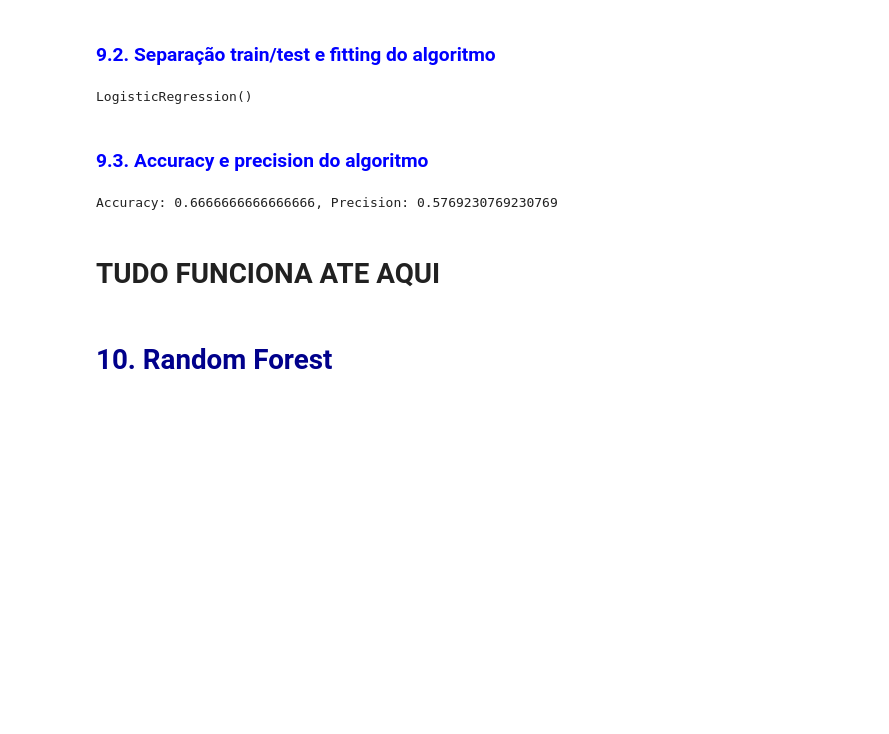
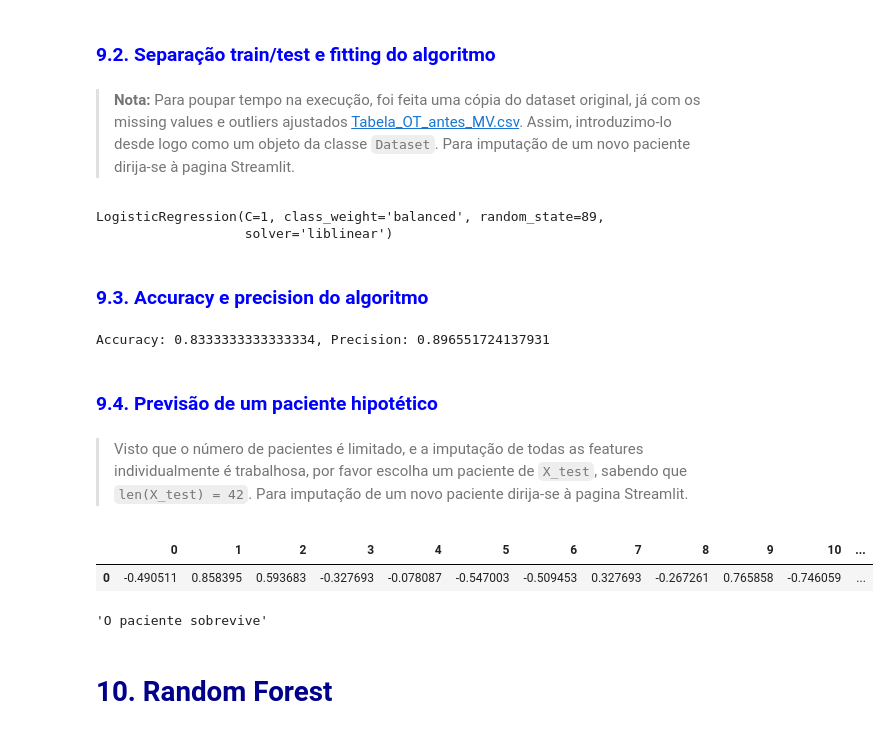
Before and after one commit to Bugss05/IACD_Predicting_Hepatocellular_Carcinoma_through_SML, a Jupyter notebook: polirTabela.ipynb, the cells around one changed output. Cells and saved outputs as stored; diff of their text form; code cells hidden in the pictures; blank space fills up the shorter version.

```diff
--- a/polirTabela.ipynb
+++ b/polirTabela.ipynb
@@ -663,24 +764,27 @@ Accuracy: 0.56, Precision: 0.5142857142857142
 ### <font color = blue> 9.1. Import de bibliotecas e inicialização de classes <a class="anchor" id="log-class"></a>
 # %%
 from sklearn.linear_model import LogisticRegression
-from sklearn.model_selection import train_test_split
+from sklearn.model_selection import train_test_split, cross_validate
 from sklearn.metrics import accuracy_score, precision_score
+from sklearn.discriminant_analysis import StandardScaler
 
-weight = None
-model = LogisticRegression(class_weight=weight) #COMPLETAR VALORES OTIMOS
+model = LogisticRegression(class_weight="balanced", penalty="l2", C=1, solver="liblinear", random_state=89) #Parametros Otimizados
 scaler = StandardScaler()
 # %% [markdown]
 ### <font color = blue> 9.2. Separação train/test e fitting do algoritmo <a class="anchor" id="log-fit"></a>
+# %% [markdown]
+>**Nota:** Para poupar tempo na execução, foi feita uma cópia do dataset original, já com os missing values e outliers ajustados [Tabela_OT_antes_MV.csv](Tabela_OT_antes_MV.csv). Assim, introduzimo-lo desde logo como um objeto da classe `Dataset`. Para imputação de um novo paciente dirija-se à pagina Streamlit.
 # %%
-data = Dataset.builderData("hcc_dataset.csv", "?")
-data.df = data.polirTabela()
+data = Dataset.builderData("Tabela_OT_antes_MV.csv", "?")
+data.df = data.categorical_to_numerical()
 X = data.df.drop(columns=['Class']).dropna()
 y = data.df['Class']
 X = scaler.fit_transform(X)
-X_train, X_test, y_train, y_test = train_test_split(X, y, test_size=0.25, random_state=456)#COMPLETAR VALORES OTIMOS
+X_train, X_test, y_train, y_test = train_test_split(X, y, test_size=0.25, random_state=89) #Parametros Otimizados
 model.fit(X_train, y_train)
 # %% [output]
-LogisticRegression()
+LogisticRegression(C=1, class_weight='balanced', random_state=89,
+                   solver='liblinear')
 # %% [markdown]
 ### <font color = blue> 9.3. Accuracy e precision do algoritmo <a class="anchor" id="log-acc"></a>
 # %%
@@ -688,9 +792,28 @@ acc = accuracy_score(y_test, model.predict(X_test))
 pre = precision_score(y_test, model.predict(X_test))
 print(f"Accuracy: {acc}, Precision: {pre}")
 # %% [output]
-Accuracy: 0.6666666666666666, Precision: 0.5769230769230769
+Accuracy: 0.8333333333333334, Precision: 0.896551724137931
-# %% [markdown]
-# TUDO FUNCIONA ATE AQUI
+# %% [markdown]
+### <font color = blue> 9.4. Previsão de um paciente hipotético <a class="anchor" id="log-prev"></a>
+# %% [markdown]
+>Visto que o número de pacientes é limitado, e a imputação de todas as features individualmente é trabalhosa, por favor escolha um paciente de `X_test`, sabendo que `len(X_test) = 42`. Para imputação de um novo paciente dirija-se à pagina Streamlit.
+# %%
+n = int(input("Escolha um paciente (entre 0 e 41):"))
+
+rowSeries = pd.DataFrame(list(X_test)).iloc[n].T
+rowFrame = rowSeries.to_frame().T
+rowScaled = rowFrame
+sobrevivencia = list(model.predict(rowScaled))[0]
+if sobrevivencia:
+    diagnostico = "sobrevive"
+else:
+    diagnostico = "morre"
+
+display(rowFrame , "O paciente " + diagnostico)
+# %% [output]
+|  | 0 | 1 | 2 | 3 | 4 | 5 | 6 | 7 | 8 | 9 | 10 | ... |
+| 0 | -0.490511 | 0.858395 | 0.593683 | -0.327693 | -0.078087 | -0.547003 | -0.509453 | 0.327693 | -0.267261 | 0.765858 | -0.746059 | ... |
+'O paciente sobrevive'
 # %% [markdown]
 # <font color = darkblue> 10. Random Forest <a class="anchor" id="forest"></a>
 # %% [markdown]
```
Also changed, not shown: parts of 35 cells of this notebook, 3 other files.
